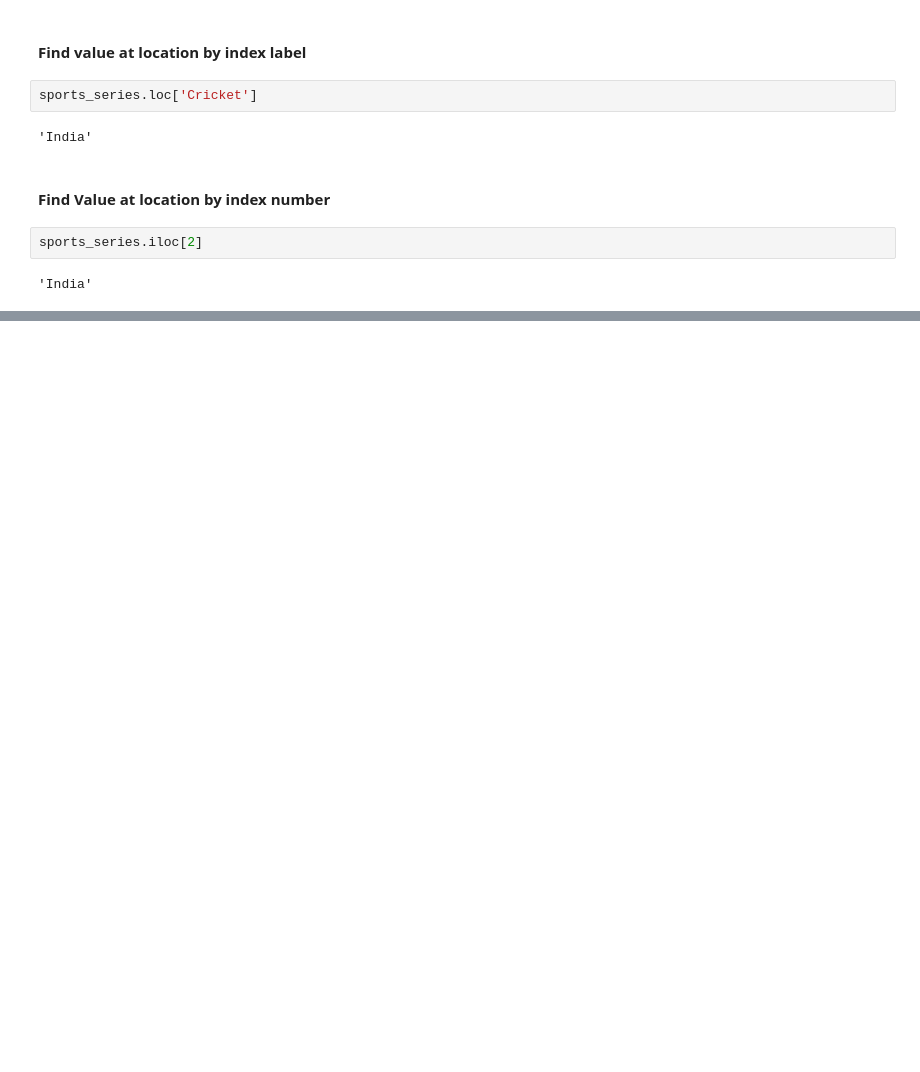
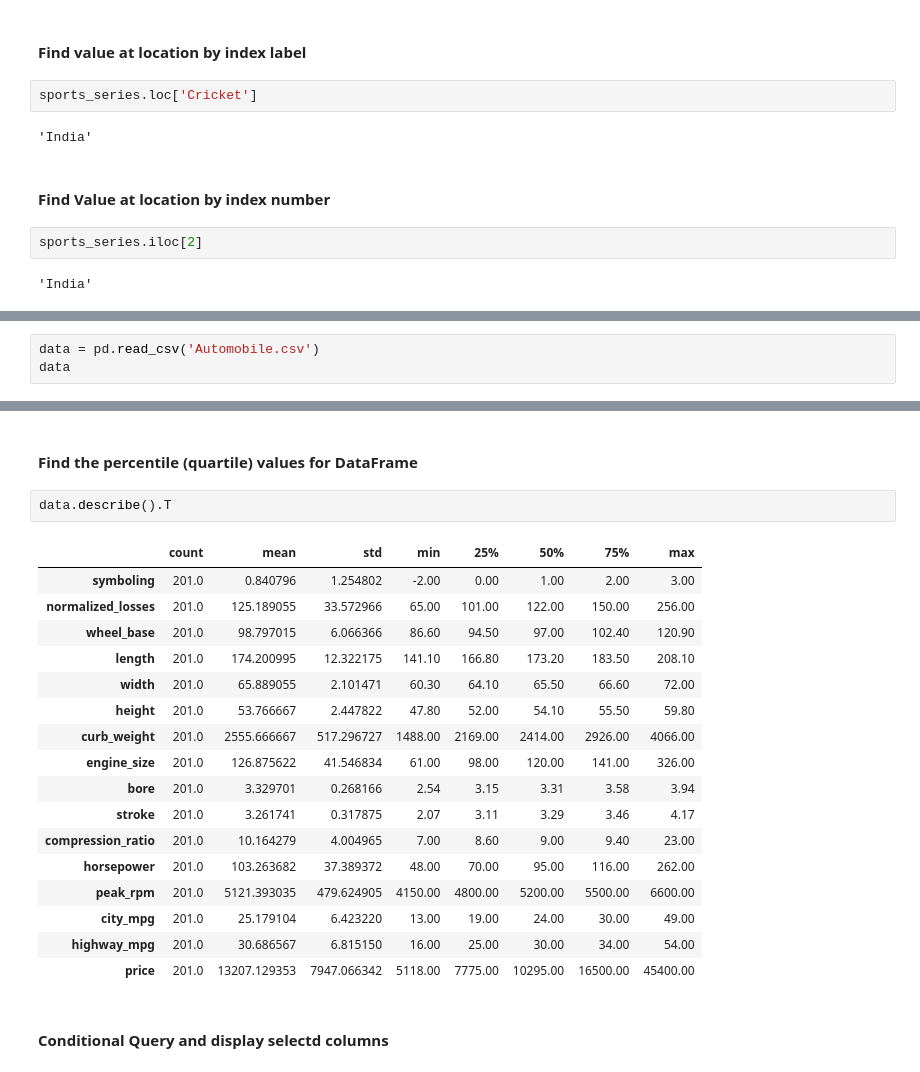
Before and after one commit to pwahane/tutorials, a Jupyter notebook: pandas.ipynb, the cells around one changed output, grey strips where cells are left out. Saved outputs shown, nothing was run; the diff lists cells and outputs as text; blank space fills up the shorter version.

Commit message:
Pandas tutorial - Filtering, sorting, groupBy and handling null values

```diff
--- a/pandas.ipynb
+++ b/pandas.ipynb
@@ -83,0 +253,3 @@ sports_series.iloc[2]
+# %%
+data = pd.read_csv('Automobile.csv')
+data
@@ -83,0 +369,24 @@ sports_series.iloc[2]
+# %% [markdown]
+#### Find the percentile (quartile) values for DataFrame
+# %%
+data.describe().T
+# %% [output]
+|  | count | mean | std | min | 25% | 50% | 75% | max |
+| symboling | 201.0 | 0.840796 | 1.254802 | -2.00 | 0.00 | 1.00 | 2.00 | 3.00 |
+| normalized_losses | 201.0 | 125.189055 | 33.572966 | 65.00 | 101.00 | 122.00 | 150.00 | 256.00 |
+| wheel_base | 201.0 | 98.797015 | 6.066366 | 86.60 | 94.50 | 97.00 | 102.40 | 120.90 |
+| length | 201.0 | 174.200995 | 12.322175 | 141.10 | 166.80 | 173.20 | 183.50 | 208.10 |
+| width | 201.0 | 65.889055 | 2.101471 | 60.30 | 64.10 | 65.50 | 66.60 | 72.00 |
+| height | 201.0 | 53.766667 | 2.447822 | 47.80 | 52.00 | 54.10 | 55.50 | 59.80 |
+| curb_weight | 201.0 | 2555.666667 | 517.296727 | 1488.00 | 2169.00 | 2414.00 | 2926.00 | 4066.00 |
+| engine_size | 201.0 | 126.875622 | 41.546834 | 61.00 | 98.00 | 120.00 | 141.00 | 326.00 |
+| bore | 201.0 | 3.329701 | 0.268166 | 2.54 | 3.15 | 3.31 | 3.58 | 3.94 |
+| stroke | 201.0 | 3.261741 | 0.317875 | 2.07 | 3.11 | 3.29 | 3.46 | 4.17 |
+| compression_ratio | 201.0 | 10.164279 | 4.004965 | 7.00 | 8.60 | 9.00 | 9.40 | 23.00 |
+| horsepower | 201.0 | 103.263682 | 37.389372 | 48.00 | 70.00 | 95.00 | 116.00 | 262.00 |
+| peak_rpm | 201.0 | 5121.393035 | 479.624905 | 4150.00 | 4800.00 | 5200.00 | 5500.00 | 6600.00 |
+| city_mpg | 201.0 | 25.179104 | 6.423220 | 13.00 | 19.00 | 24.00 | 30.00 | 49.00 |
+| highway_mpg | 201.0 | 30.686567 | 6.815150 | 16.00 | 25.00 | 30.00 | 34.00 | 54.00 |
+| price | 201.0 | 13207.129353 | 7947.066342 | 5118.00 | 7775.00 | 10295.00 | 16500.00 | 45400.00 |
+# %% [markdown]
+#### Conditional Query and display selectd columns
```
Also changed, not shown: parts of 51 cells of this notebook.
